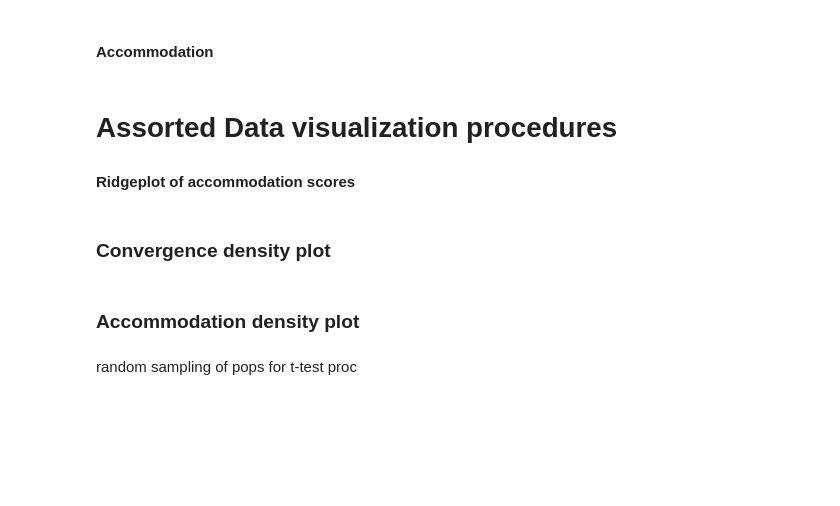
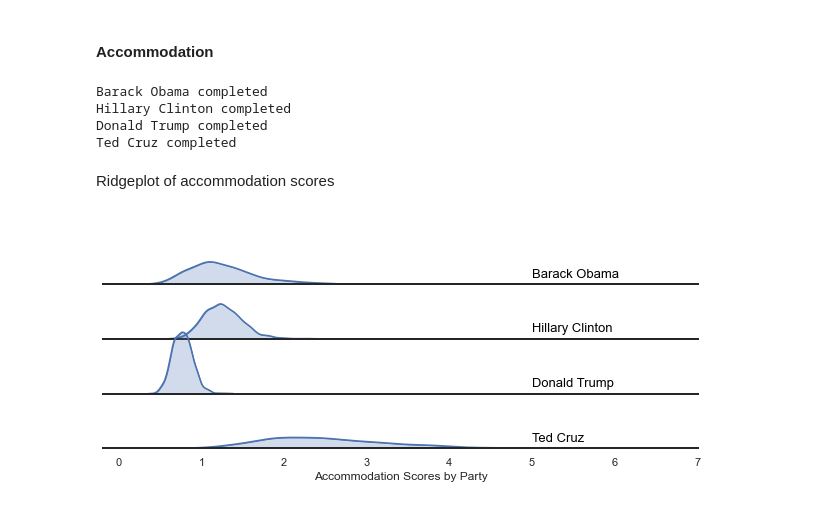
Before and after one commit to zaqari/QuantCAT, a Jupyter notebook: methods.ipynb, the cells around one changed output. Drawn from its saved outputs; the diff is of its cells as text; code cells hidden in the pictures; blank space fills up the shorter version.

```diff
--- a/methods.ipynb
+++ b/methods.ipynb
@@ -267,63 +314,72 @@ data_points = pd.DataFrame(np.array(data_points), columns=['politician', 'party'
 # %% [markdown]
 #### Accommodation
 # %%
-nsamples = 100
-sample_size = .2
+nsamples = 1000
+sample_size = 100
 
-people = {'Senate Democrats': {'in': DEM, 'out': GOP, 'per': DEM, 'indic': 'D'},
-          'Senate GOP': {'in': GOP, 'out': DEM, 'per': GOP, 'indic': 'R'},
+people = {#'Senate Democrats': {'in': DEM, 'out': GOP, 'per': DEM, 'indic': 'D'},
+          #'Senate GOP': {'in': GOP, 'out': DEM, 'per': GOP, 'indic': 'R'},
           'Barack Obama': {'in': DEM, 'out': GOP, 'per': OBA, 'indic': 'D'},
           'Hillary Clinton': {'in': DEM, 'out': GOP, 'per': HRC, 'indic': 'D'},
-          'Bernie Sanders': {'in': DEM, 'out': GOP, 'per': BERN, 'indic': 'D'},
+          # 'Bernie Sanders': {'in': DEM, 'out': GOP, 'per': BERN, 'indic': 'D'},
           'Donald Trump': {'in': GOP, 'out': DEM, 'per': TRM, 'indic': 'R'},
           'Ted Cruz': {'in': GOP, 'out': DEM, 'per': CRUZ, 'indic': 'R'}}
 
 data_points = []
 for k, points in people.items():
     ingroup, outgroup, person = points['in'], points['out'], points['per']
-    in_l = np.concatenate([np.random.choice(ingroup.nonzero()[0], size=(int(ingroup.sum()*sample_size),), replace=False).reshape(1,-1) for _ in range(nsamples)], axis=0)
+    in_l = np.concatenate([np.random.choice(ingroup.nonzero()[0], size=(sample_size,), replace=False).reshape(1,-1) for _ in range(nsamples)], axis=0)
     x = [M0[person][:,m] for m in in_l]
     x = [(xi.sum(dim=-1)/torch.FloatTensor([len(xi[k].nonzero()) for k in range(len(xi))])).nan_to_num().mean().view(-1) for xi in x]
     vals = torch.cat(x, dim=-1)
     data_points+=[[k, points['indic'], val.item()] for val in vals]
     print(k, 'completed')
 data_points = pd.DataFrame(data_points, columns=['politician', 'party', 'score'])
+data_points.score = data_points.score.astype(float)
+
+#Ttest results
+from scipy.stats import ttest_ind as ttest
+ttest_table = []
+for cond in [['Barack Obama', 'Hillary Clinton'], ['Ted Cruz', 'Donald Trump'], ['Hillary Clinton', 'Donald Trump']]:
+    res = ttest(data_points['score'].loc[data_points['politician'].isin([cond[0]])].values, data_points['score'].loc[data_points['politician'].isin([cond[1]])].values)
+    ttest_table+= [['{} vs. {}'.format(*cond), res.statistic, res.pvalue]]
+ttest_table = pd.DataFrame(np.array(ttest_table), columns=['condition', 't({})'.format(sample_size*2-2), 'p'])
+ttest_table.to_csv("/Volumes/V'GER/comp_ling/DataScideProjects/GovComm/methods/BEST/analyses/ttest_accommodation.csv", index=False, encoding='utf-8')
+
+#Distributions
+d_table = []
+for poli in ['Barack Obama', 'Hillary Clinton', 'Donald Trump', 'Ted Cruz']:
+    d = data_points['score'].loc[data_points['politician'].isin([poli])].values
+    d_table += [[poli, d.mean(), d.std(), '[{},{}]'.format(d.mean()-(2*d.std()), d.mean()+(2*d.std()))]]
+d_table = pd.DataFrame(np.array(d_table), columns=['Politician', 'mu', 'std', '95% CI'])
+d_table.to_csv("/Volumes/V'GER/comp_ling/DataScideProjects/GovComm/methods/BEST/analyses/dist_accommodation.csv", index=False, encoding='utf-8')
+# %% [output]
+Barack Obama completed
+Hillary Clinton completed
+Donald Trump completed
+Ted Cruz completed
 # %% [markdown]
-# Assorted Data visualization procedures
-
-#### Ridgeplot of accommodation scores
+Ridgeplot of accommodation scores
 # %%
 import seaborn as sns
 import matplotlib.pyplot as plt
 sns.set_theme(style="white", rc={"axes.facecolor": (0, 0, 0, 0), 'axes.linewidth':2})
-
-people = ['Barack Obama', 'Hillary Clinton', 'Bernie Sanders', 'Donald Trump', 'Ted Cruz']
-data_points = []
-for i,person in enumerate([OBA, HRC, BERN, TRM, CRUZ]):
-    x = M0[person][:, DEM]
-    x = (x.sum(dim=-1) / torch.FloatTensor([len(x[i].nonzero()) for i in range(len(x))]))
-    data_points += [[people[i], 'D', j.item()] for j in x.view(-1) if j.item() >= 1]
-
-    x = M0[person][:, GOP]
-    x = (x.sum(dim=-1) / torch.FloatTensor([len(x[i].nonzero()) for i in range(len(x))]))
-    data_points += [[people[i], 'R', j.item()] for j in x.view(-1) if j.item() >= 1]
-data_points = pd.DataFrame(np.array(data_points), columns=['politician', 'party', 'score'])
-data_points.score = data_points.score.astype(float)
 
 g = sns.FacetGrid(data_points, row="politician", aspect=9, height=1)
 g.map_dataframe(sns.kdeplot,x="score", hue="party", fill=True)
 
 g.map_dataframe(sns.kdeplot, x="score", hue="party", color='white')
 
 g.fig.subplots_adjust(hspace=-.15)
 
 for title, a in list(zip(data_points['politician'].unique(),g.axes)):
-    a[0].text(-3, .1, title, color='black', fontsize=13,
+    a[0].text(5, .5, title, color='black', fontsize=13,
             ha="left", va="center")
 
 g.set_titles("")
 g.set(yticks=[], xlabel="Accommodation Scores by Party")
 g.despine( left=True)
+plt.savefig("/Volumes/V'GER/comp_ling/DataScideProjects/GovComm/methods/BEST/analyses/poli-accommodation.png")
 plt.show()
+# %% [output]
+[figure, added]
-# %% [markdown]
-### Convergence density plot
@@ -374,2 +385,0 @@ plt.show()
-# %% [markdown]
-### Accommodation density plot
@@ -412,2 +385,0 @@ plt.show()
-# %% [markdown]
-random sampling of pops for t-test proc
```
Also changed, not shown: parts of 12 cells of this notebook.
